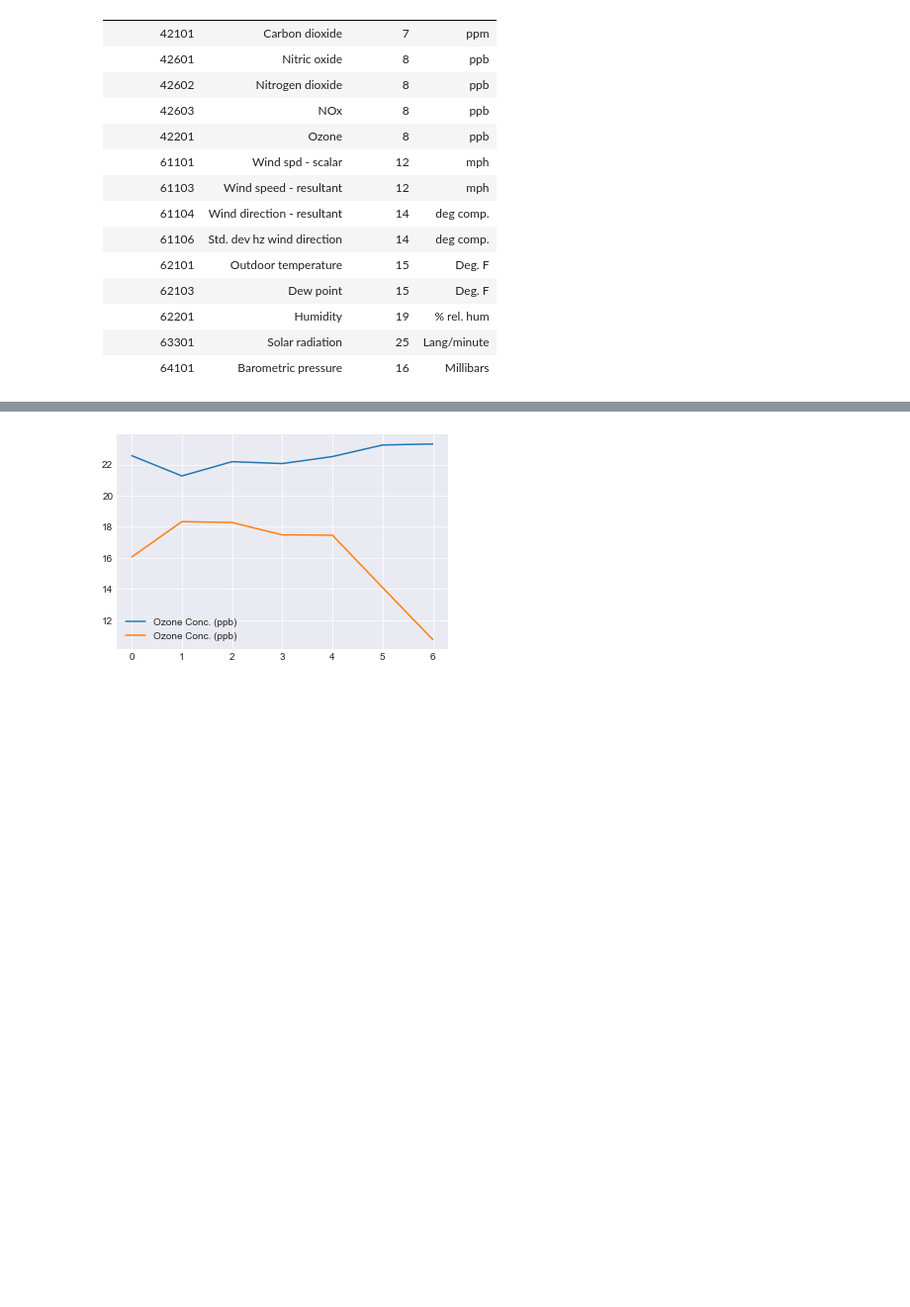
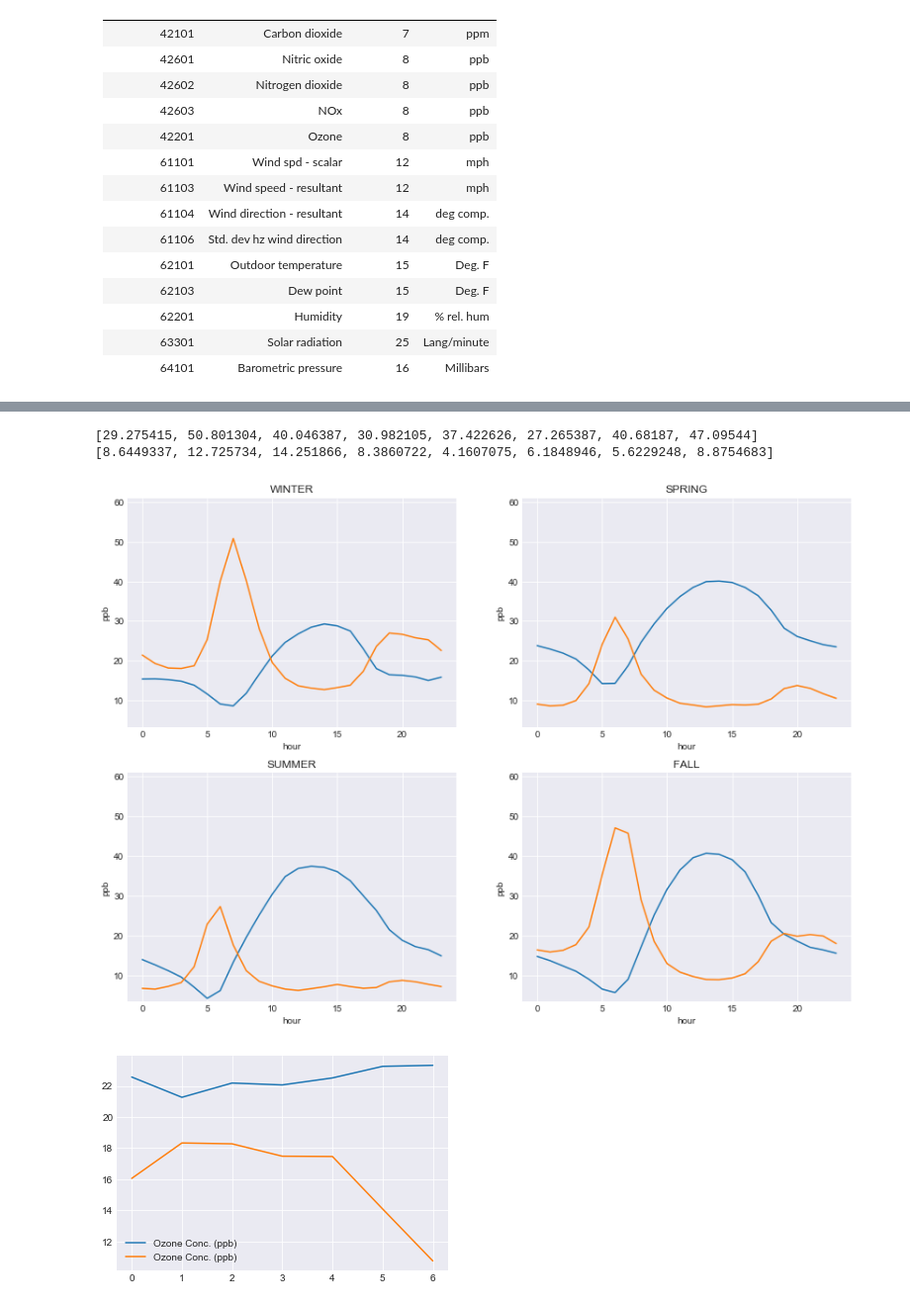
Before and after one commit to phuston/aq_houston, a Jupyter notebook: data_exploration/data_exploration.ipynb, the cells around one changed output, grey strips where cells are left out. Shown: that part at 99% size. Drawn from its saved outputs; the diff is of its cells as text; code cells hidden in the pictures; blank space fills up the shorter version.

```diff
--- a/data_exploration/data_exploration.ipynb
+++ b/data_exploration/data_exploration.ipynb
@@ -201,0 +172,32 @@ NameError: name 'plot_means' is not defined
+# %%
+def plot_means_seasonal(fields, group, figsize=(14,10)):
+#     fig = plt.figure(figsize=figsize,sharey='col')
+    f, (ax, bx) = plt.subplots(2,2,sharey='col',figsize=figsize)
+
+    y_maxes = []
+    y_mins  = []
+
+    for i, season in enumerate(["winter", "spring", "summer", "fall"]):
+        for field in fields:
+            plt.subplot(2,2,i+1)
+            plt.title(season.upper())
+            plt.xlabel(group)
+            plt.ylabel(all_data[field].units.iloc[0])
+            season_data = all_data[field].loc[all_data[field]['season'] == season]
+            season_grouped = season_data.groupby(group).Value.mean()
+            y_maxes.append(max(season_grouped))
+            y_mins.append(min(season_grouped))
+            plt.plot(season_grouped)
+
+    print y_maxes
+    print y_mins
+
+    # Normalize scales
+    y_max = max(y_maxes) + .2*max(y_maxes)
+    y_min = min(y_mins) - .2*min(y_mins)
+
+    for i in range(1,5):
+        ax = plt.subplot(2,2,i)
+        ax.set_ylim([y_min, y_max])
+
+    plt.show()
@@ -202,3 +208,9 @@ NameError: name 'plot_means' is not defined
+# %%
+plot_means_seasonal(['ozone','nox'], 'hour')
+# %% [output]
+[29.275415, 50.801304, 40.046387, 30.982105, 37.422626, 27.265387, 40.68187, 47.09544]
+[8.6449337, 12.725734, 14.251866, 8.3860722, 4.1607075, 6.1848946, 5.6229248, 8.8754683]
+[figure, added]
 # %%
 ozone_mean = all_data['ozone'].groupby('day').Value.mean()
 nox_mean = all_data['nox'].groupby('day').Value.mean()
```
Also changed, not shown: parts of 20 cells of this notebook, 1 other file.
